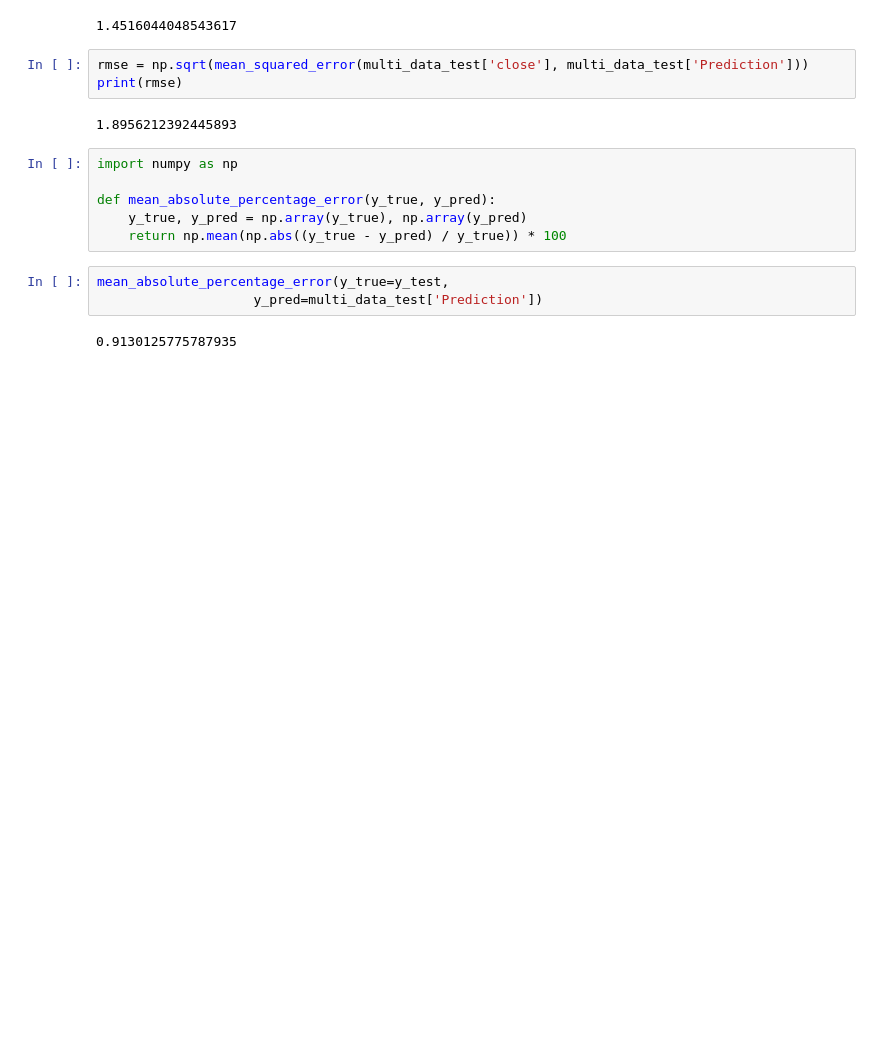
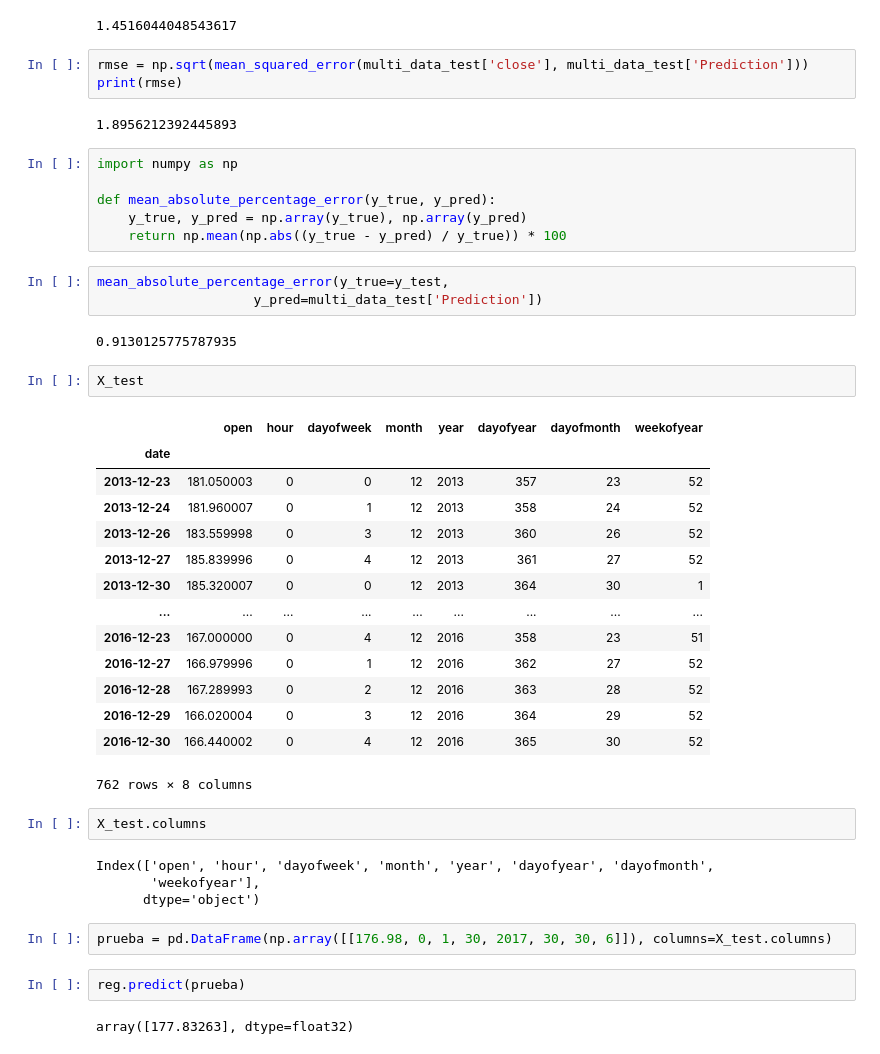
Before and after one commit to juanluishg/edemMDA, a Jupyter notebook: Analitica_De_Datos/XGBOOST_prices.ipynb, the cells around one changed output. Drawn from its saved outputs; the diff is of its cells as text; blank space fills up the shorter version.

```diff
--- a/Analitica_De_Datos/XGBOOST_prices.ipynb
+++ b/Analitica_De_Datos/XGBOOST_prices.ipynb
@@ -206,3 +184,32 @@ mean_absolute_percentage_error(y_true=y_test,
                     y_pred=multi_data_test['Prediction'])
 # %% [output]
 0.9130125775787935
+# %%
+X_test
+# %% [output]
+|  | open | hour | dayofweek | month | year | dayofyear | dayofmonth | weekofyear |
+| date |  |  |  |  |  |  |  |  |
+| 2013-12-23 | 181.050003 | 0 | 0 | 12 | 2013 | 357 | 23 | 52 |
+| 2013-12-24 | 181.960007 | 0 | 1 | 12 | 2013 | 358 | 24 | 52 |
+| 2013-12-26 | 183.559998 | 0 | 3 | 12 | 2013 | 360 | 26 | 52 |
+| 2013-12-27 | 185.839996 | 0 | 4 | 12 | 2013 | 361 | 27 | 52 |
+| 2013-12-30 | 185.320007 | 0 | 0 | 12 | 2013 | 364 | 30 | 1 |
+| ... | ... | ... | ... | ... | ... | ... | ... | ... |
+| 2016-12-23 | 167.000000 | 0 | 4 | 12 | 2016 | 358 | 23 | 51 |
+| 2016-12-27 | 166.979996 | 0 | 1 | 12 | 2016 | 362 | 27 | 52 |
+| 2016-12-28 | 167.289993 | 0 | 2 | 12 | 2016 | 363 | 28 | 52 |
+| 2016-12-29 | 166.020004 | 0 | 3 | 12 | 2016 | 364 | 29 | 52 |
+| 2016-12-30 | 166.440002 | 0 | 4 | 12 | 2016 | 365 | 30 | 52 |
+762 rows × 8 columns
+# %%
+X_test.columns
+# %% [output]
+Index(['open', 'hour', 'dayofweek', 'month', 'year', 'dayofyear', 'dayofmonth',
+       'weekofyear'],
+      dtype='object')
+# %%
+prueba = pd.DataFrame(np.array([[176.98, 0, 1, 30, 2017, 30, 30, 6]]), columns=X_test.columns)
+# %%
+reg.predict(prueba)
+# %% [output]
+array([177.83263], dtype=float32)
```
Also changed, not shown: parts of 3 cells of this notebook, 44 other files.
